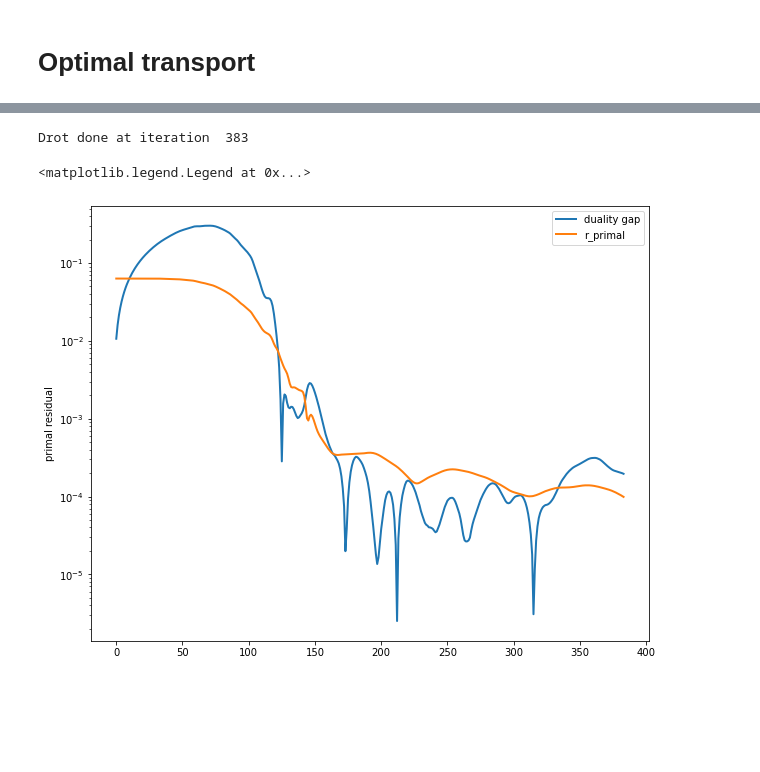
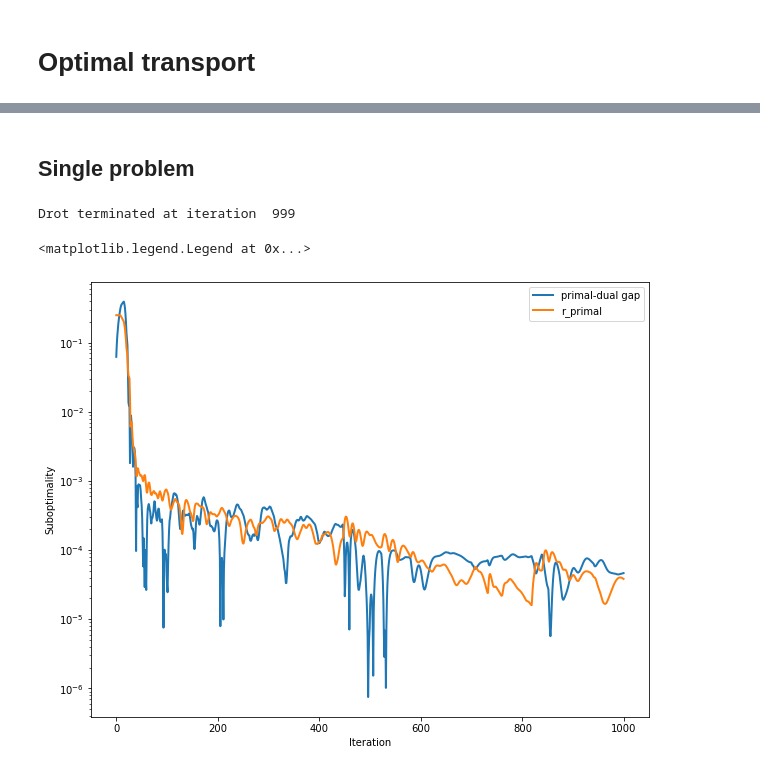
Before and after one commit to vienmai/drot, a Jupyter notebook: pydrot/examples/notebook.ipynb, the cells around one changed output, grey strips where cells are left out. Cells and saved outputs as stored; diff of their text form; code cells hidden in the pictures; blank space fills up the shorter version.

```diff
--- a/pydrot/examples/notebook.ipynb
+++ b/pydrot/examples/notebook.ipynb
@@ -42,16 +41,14 @@ def one_dimensional_gaussian_ot(n):
 
 def two_dimensional_gaussian_ot(m, n):
     mu_s = np.array([0, 0.5])
-    cov_s = np.array([[1, 0.15], [0.15, 1]])
+    cov_s = np.array([[1, 0.5], [0.5, 1]])
     mu_t = np.array([4, 10])
-    cov_t = np.array([[1, -.8], [-.8, 1]])
+    cov_t = np.array([[0.85, 0.1], [0.1, 0.85]])
     xs = ot.datasets.make_2D_samples_gauss(m, mu_s, cov_s)
     xt = ot.datasets.make_2D_samples_gauss(n, mu_t, cov_t)
     p, q = np.ones((m,)) / m, np.ones((n,)) / n
     C = np.array(ot.dist(xs, xt), order='F')
     C /= C.max()
-    # C32 = np.array(C, order='F').astype(np.float32)
-    # save(C32, m, n, "../gpu/data/cmatrix")
     return m, n, C, p, q
 # %%
 def multi_experiment(m, n, max_iters, accuracies, skregs, alpha=1.0, ntests=20, verbskip=1):
@@ -166,30 +143,31 @@ The PostScript backend does not support transparency; partially transparent arti
+# %% [markdown]
+## Single problem
+# %%
+
+m, n, C, p, q = two_dimensional_gaussian_ot(32, 32)
+C_ = C.copy()
+G0 = ot.emd(p, q, C_, numItermax=1_000_000)
+Gsk = ot.sinkhorn(p, q, C_, 1e-3, numItermax=1000, stopThr=1e-5)
+Gsb = ot.bregman.sinkhorn_stabilized(p, q, C_, 1e-3, umItermax=1000, stopThr=1e-5)
 # %%
-m, n, C, p, q = two_dimensional_gaussian_ot(500, 500)
 x0 = np.array(np.outer(p, q), order = 'F')
 max_iters = 1000
-step = .751 / (m+n)
+step = 2 / (m+n)
 
-assert C.flags['F_CONTIGUOUS']
-assert x0.flags['F_CONTIGUOUS']
-
-proxf = lambda x, stz: trace_nonnegative_prox(x, C, stz)
-proxg = lambda x, stz: generalized_doubly_stochastic_matrices_projection(x, p, q)
-proxg_ = lambda x, y, stz: primal_dual_trace_nonnegative_prox(x, C, y, stz)
-proxh = lambda x, xnew, y, stz: primal_dual_linear_prox(x, xnew, y, p, q, stz)
-
-drout_  = drot_(x0, C, p, q, max_iters=max_iters, step=step, compute_r_primal=True,
+drout  = drot(x0, C, p, q, max_iters=max_iters, step=step, compute_r_primal=True,
               compute_r_dual=True, adapt_stepsize=False, max_step=20*step, min_step=step/100,
-              eps_abs=1e-4, eps_rel=0, verbose=False, print_every=100)
-xopt_ = drout_["sol"]
+              eps_abs=1e-5, eps_rel=0, verbose=False, print_every=100)
+xopt = drout["sol"]
 
 plt.figure(1, figsize=(10,8))
 
-plt.plot(range(drout_["num_iters"]), [ f for f in drout_['dual']], label='duality gap', linewidth=2)
-plt.plot(range(drout_["num_iters"]), [r for r in drout_['primal']], label='r_primal', linewidth=2)
-plt.ylabel("primal residual")
+plt.plot(range(drout["num_iters"]), [ f for f in drout['dual']], label='primal-dual gap', linewidth=2)
+plt.plot(range(drout["num_iters"]), [r for r in drout['primal']], label='r_primal', linewidth=2)
+plt.xlabel("Iteration")
+plt.ylabel("Suboptimality")
 plt.yscale('log')
 plt.legend()
 # %% [output]
-Drot done at iteration  383
+Drot terminated at iteration  999
 <matplotlib.legend.Legend at 0x...>
-[figure, old version]
+[figure, new version]
```
Also changed, not shown: parts of 13 cells of this notebook, 1 other file.
